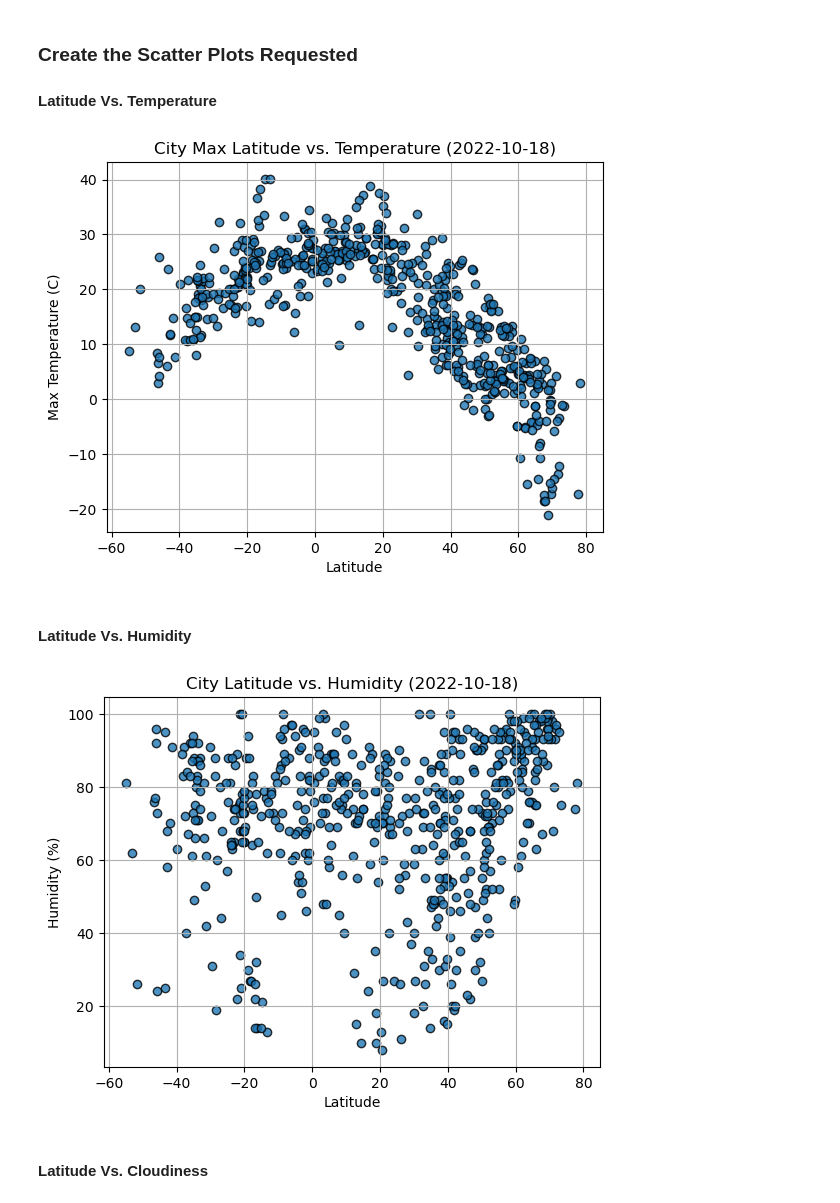
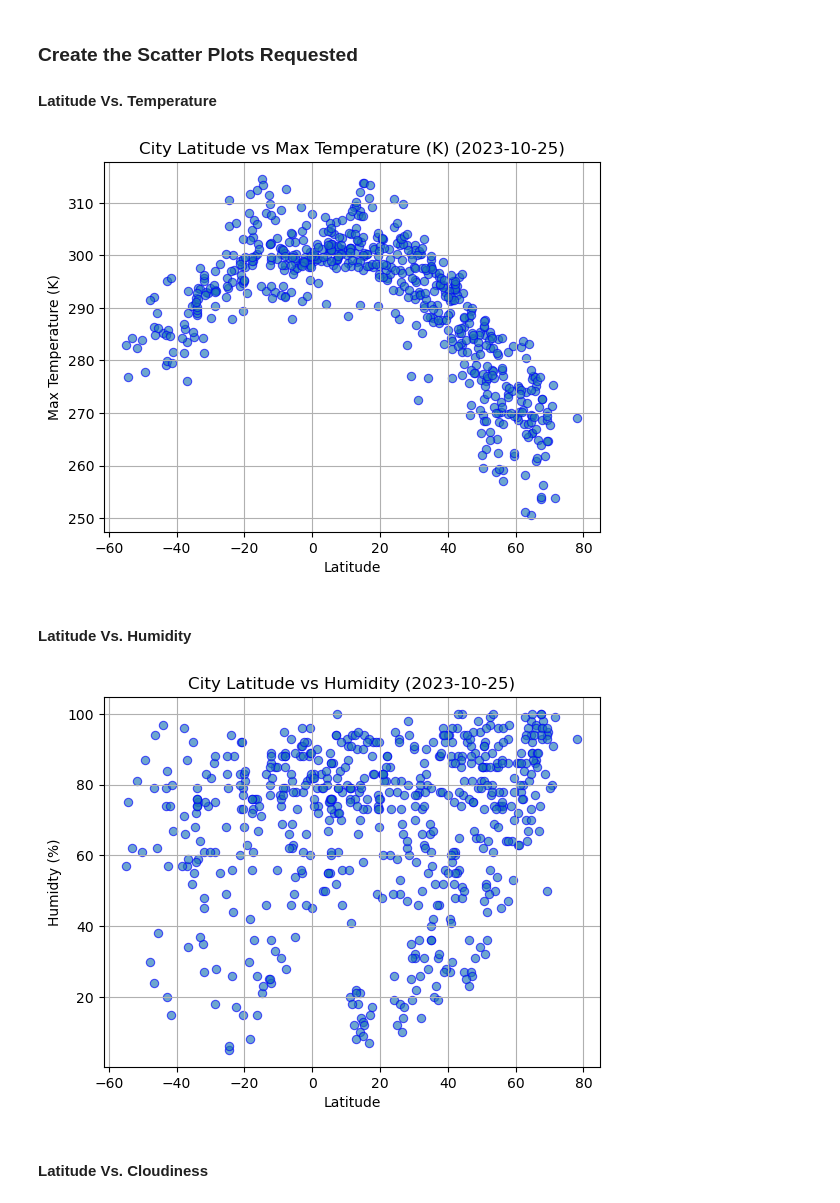
Before and after one commit to HomarOrtiz/python-api-challenge, a Jupyter notebook: starter_code/WeatherPy.ipynb, the cells around one changed output. Drawn from its saved outputs; the diff is of its cells as text; code cells hidden in the pictures.

```diff
--- a/starter_code/WeatherPy.ipynb
+++ b/starter_code/WeatherPy.ipynb
@@ -172,6 +173,6 @@ city_data_df.to_csv("output_data/cities.csv", index_label="City_ID")
 # %%
 # Read saved data
-city_data_df = pd.read_csv("output_data/cities.csv", index_col="City_ID")
+city_data_df = pd.read_csv("cities.csv", index_col="City_ID")
 
 # Display sample data
 city_data_df.head()
@@ -189,34 +190,45 @@ city_data_df.head()
 #### Latitude Vs. Temperature
 # %%
 # Build scatter plot for latitude vs. temperature
-# YOUR CODE HERE
+x_values = city_data_df['Lat']
+y_values = city_data_df['Max Temp']
+plt.scatter(x_values,y_values,alpha=0.65,edgecolors="b",linewidths=0.8)
 
 # Incorporate the other graph properties
-# YOUR CODE HERE
+plt.title("City Latitude vs Max Temperature (K) (2023-10-25)")
+plt.xlabel("Latitude")
+plt.ylabel("Max Temperature (K)")
+plt.grid()
 
 # Save the figure
-plt.savefig("output_data/Fig1.png")
+plt.savefig("../output_data/Fig1H.png")
 
 # Show plot
 plt.show()
 # %% [output]
-[figure, old version]
+[figure, new version]
 # %% [markdown]
 #### Latitude Vs. Humidity
 # %%
 # Build the scatter plots for latitude vs. humidity
-# YOUR CODE HERE
+x_values = city_data_df['Lat']
+y_values = city_data_df['Humidity']
+plt.scatter(x_values,y_values,alpha=0.65,edgecolors="b",linewidths=0.8)
 
 # Incorporate the other graph properties
-# YOUR CODE HERE
+plt.title("City Latitude vs Humidity (2023-10-25)")
+plt.xlabel("Latitude")
+plt.ylabel("Humidty (%)")
+plt.grid()
+
 
 # Save the figure
-plt.savefig("output_data/Fig2.png")
+plt.savefig("../output_data/Fig2H.png")
 
 # Show plot
 plt.show()
 # %% [output]
-[figure, old version]
+[figure, new version]
 # %% [markdown]
 #### Latitude Vs. Cloudiness
 # %%
```
Also changed, not shown: parts of 28 cells of this notebook, 7 other files.
